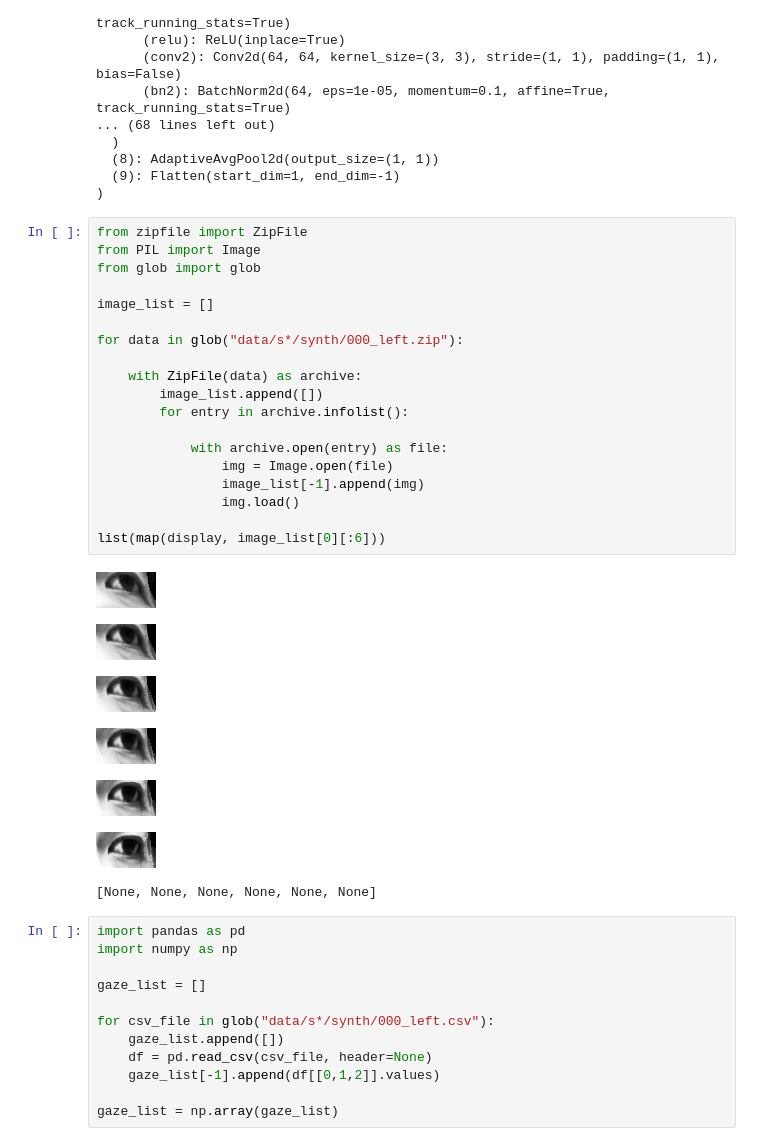
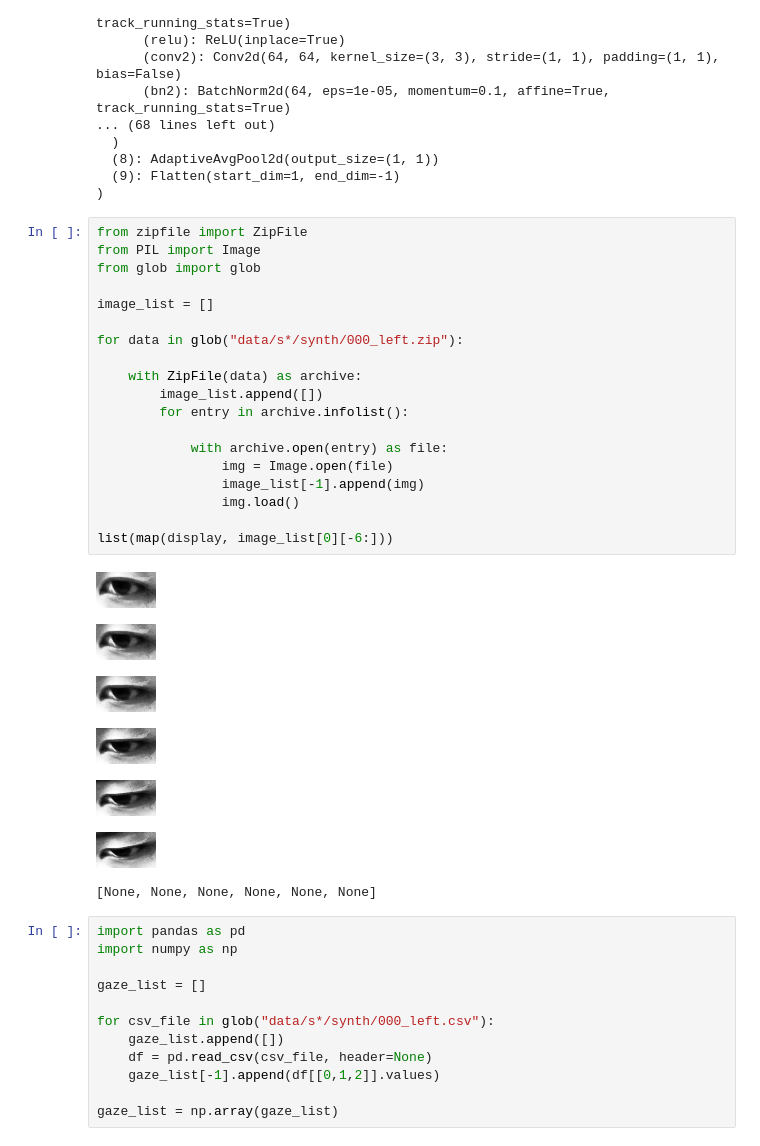
Before and after one commit to Miolith/projet-dnn, a Jupyter notebook: MeNets_implem.ipynb, the cells around one changed output. Cells and saved outputs as stored; diff of their text form.

```diff
--- a/MeNets_implem.ipynb
+++ b/MeNets_implem.ipynb
@@ -29,29 +29,29 @@ Sequential(
 # %%
 from zipfile import ZipFile
 from PIL import Image
 from glob import glob
 
 image_list = []
 
 for data in glob("data/s*/synth/000_left.zip"):
 
     with ZipFile(data) as archive:
         image_list.append([])
         for entry in archive.infolist():
 
             with archive.open(entry) as file:
                 img = Image.open(file)
                 image_list[-1].append(img)
                 img.load()
 
-list(map(display, image_list[0][:6]))
+list(map(display, image_list[0][-6:]))
 # %% [output]
-[figure, old version]
+[figure, new version]
-[figure, old version]
+[figure, new version]
-[figure, old version]
+[figure, new version]
-[figure, old version]
+[figure, new version]
-[figure, old version]
+[figure, new version]
-[figure, old version]
+[figure, new version]
 [None, None, None, None, None, None]
 # %%
 import pandas as pd
```
Also changed, not shown: parts of 2 cells of this notebook.
